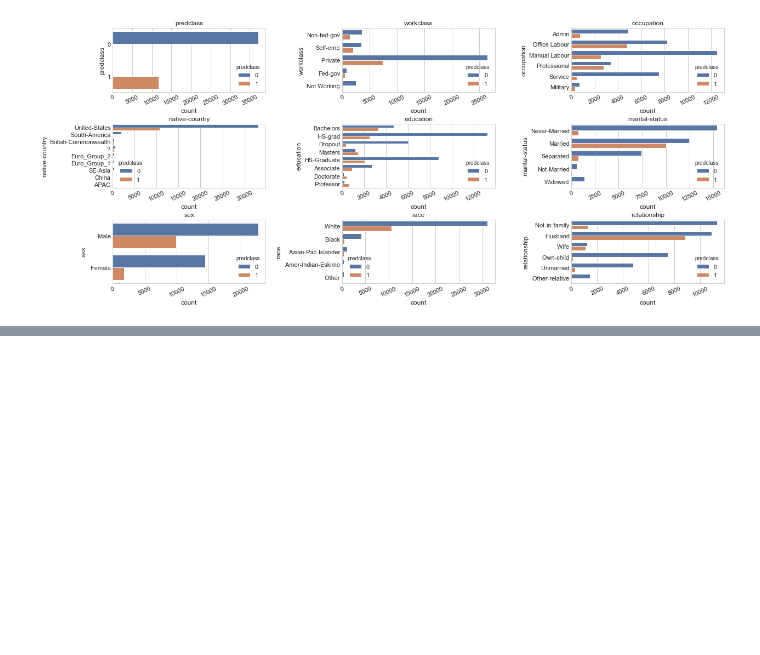
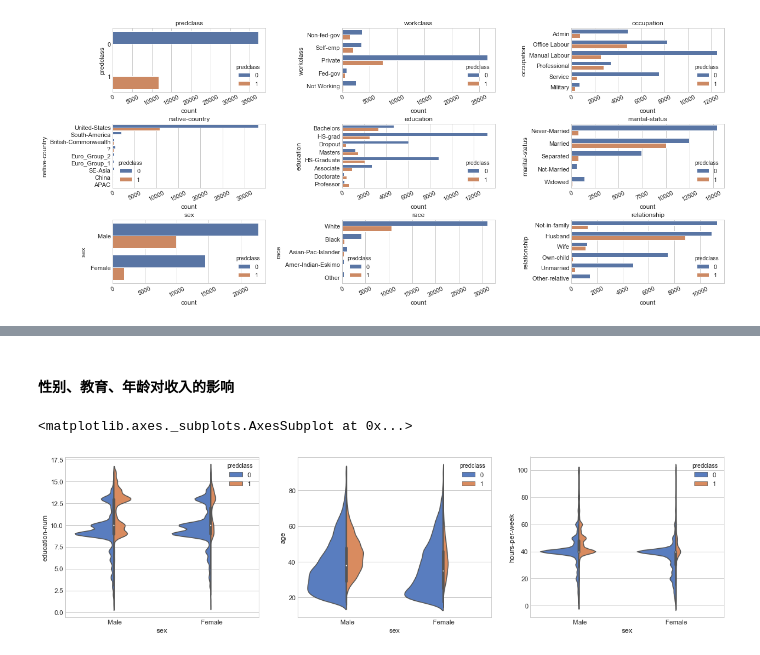
Before and after one commit to clayll/AdvancedDataAnalysis, a Jupyter notebook: docTang/5.人口普查数据集项目实战-收入预测/ll人口收入普查.ipynb, the cells around one changed output, grey strips where cells are left out. Cells and saved outputs as stored; diff of their text form; code cells hidden in the pictures; blank space fills up the shorter version.

```diff
--- a/docTang/5.人口普查数据集项目实战-收入预测/ll人口收入普查.ipynb
+++ b/docTang/5.人口普查数据集项目实战-收入预测/ll人口收入普查.ipynb
@@ -474,0 +507,14 @@ plot_bivariate_bar(dataset_con,hue='predclass')
+# %% [markdown]
+#### 性别、教育、年龄对收入的影响
+# %%
+# 性别，收入
+plt.figure(figsize=(20,5))
+plt.subplot(131)
+sns.violinplot(data=dataset_raw,x='sex',y='education-num',hue='predclass',palette="muted",split=True,scale='count')
+plt.subplot(132)
+sns.violinplot(data=dataset_raw,x='sex',y='age',hue='predclass',palette="muted",split=True,scale='count')
+plt.subplot(133)
+sns.violinplot(data=dataset_raw,x='sex',y='hours-per-week',hue='predclass',palette="muted",split=True,scale='count')
+# %% [output]
+<matplotlib.axes._subplots.AxesSubplot at 0x...>
+[figure, added]
```
Also changed, not shown: parts of 18 cells of this notebook, 1 other file.
